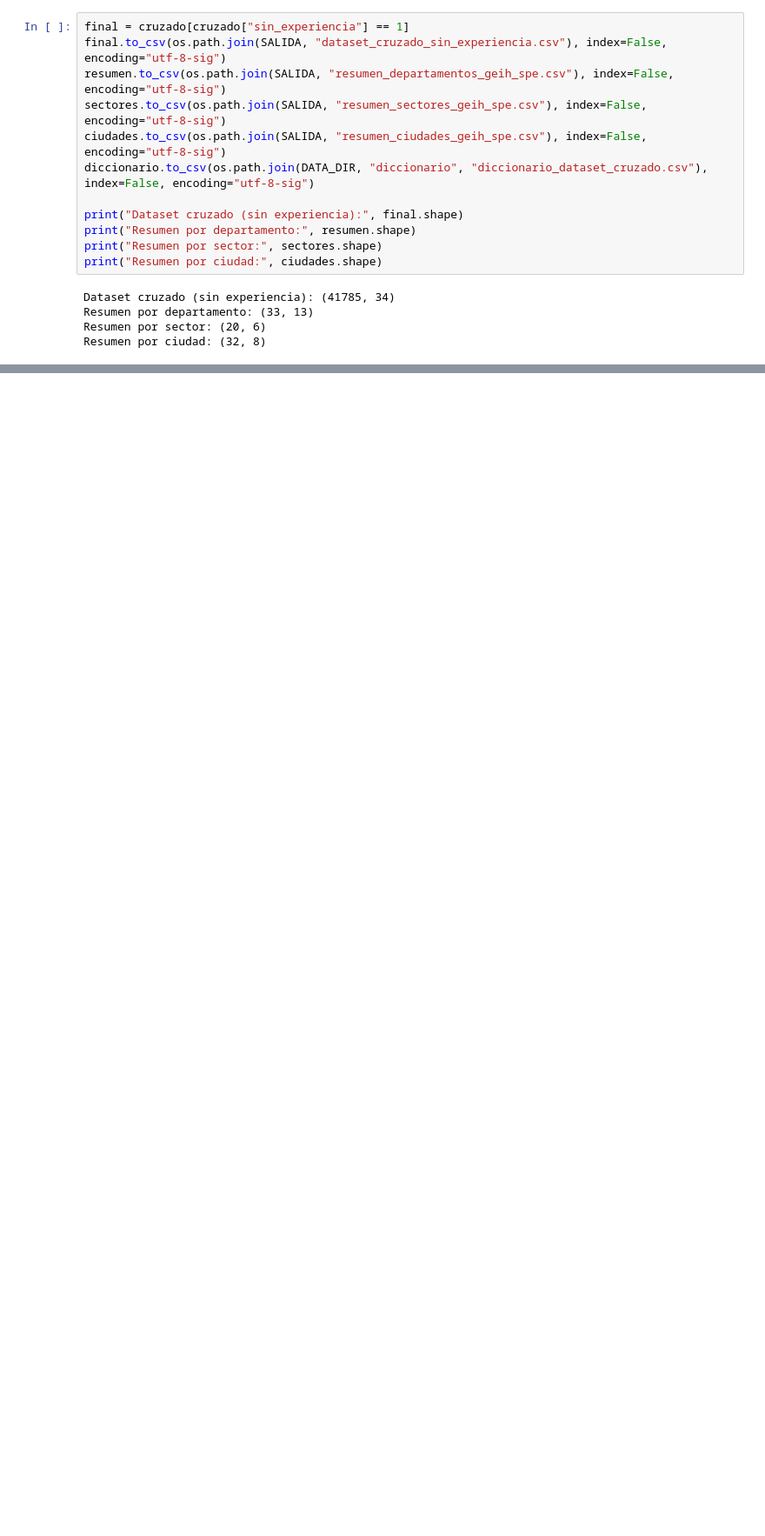
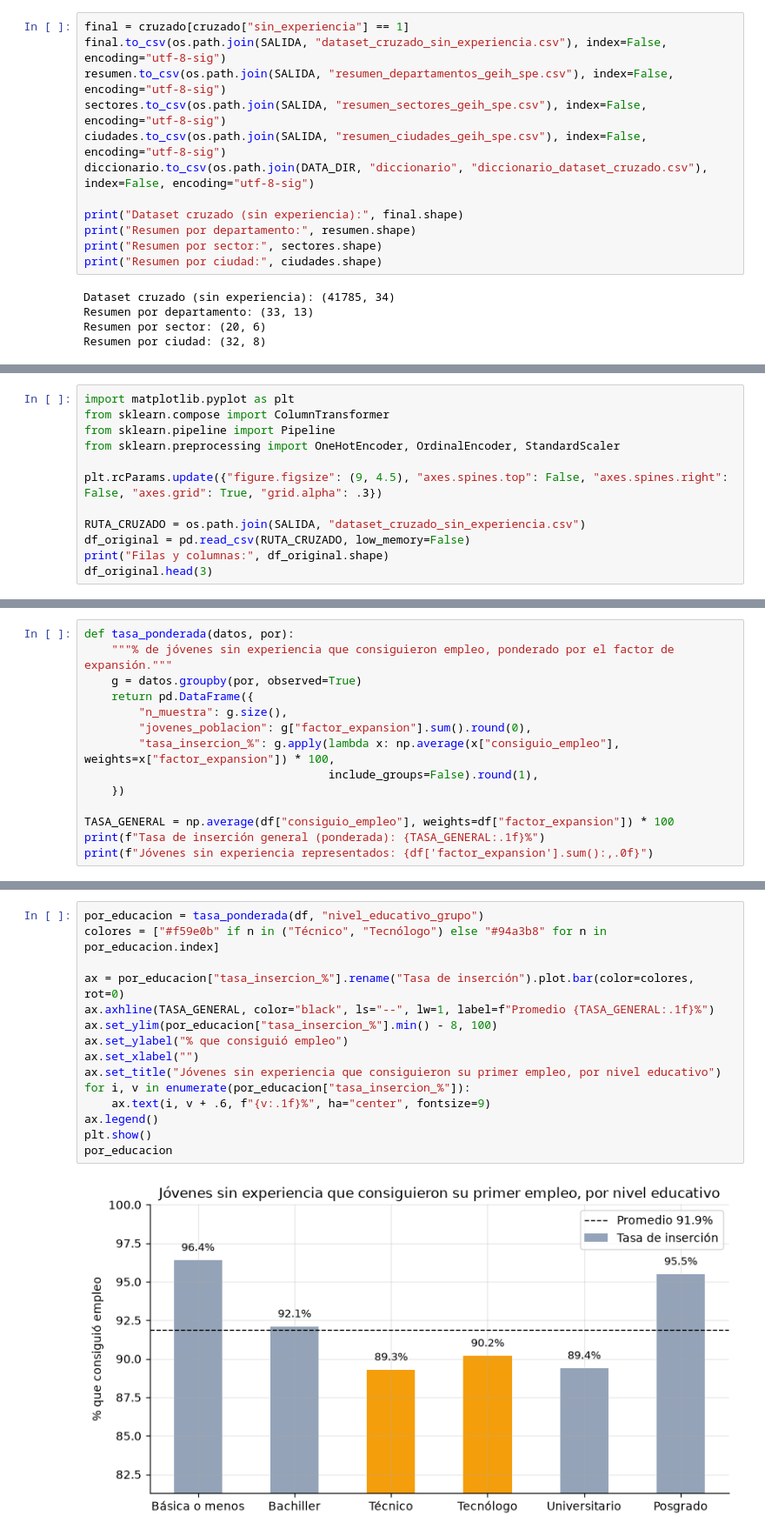
Before and after one commit to samuelvelez1003/Busqueda-Empleo, a Jupyter notebook: notebooks/03_adquisicion_cruce.ipynb, the cells around one changed output, grey strips where cells are left out. Shown at 87% size. Cells and saved outputs as stored; diff of their text form; blank space fills up the shorter version.

```diff
--- a/notebooks/03_adquisicion_cruce.ipynb
+++ b/notebooks/03_adquisicion_cruce.ipynb
@@ -585,0 +598,12 @@ Resumen por ciudad: (32, 8)
+# %%
+import matplotlib.pyplot as plt
+from sklearn.compose import ColumnTransformer
+from sklearn.pipeline import Pipeline
+from sklearn.preprocessing import OneHotEncoder, OrdinalEncoder, StandardScaler
+
+plt.rcParams.update({"figure.figsize": (9, 4.5), "axes.spines.top": False, "axes.spines.right": False, "axes.grid": True, "grid.alpha": .3})
+
+RUTA_CRUZADO = os.path.join(SALIDA, "dataset_cruzado_sin_experiencia.csv")
+df_original = pd.read_csv(RUTA_CRUZADO, low_memory=False)
+print("Filas y columnas:", df_original.shape)
+df_original.head(3)
@@ -585,0 +910,14 @@ Resumen por ciudad: (32, 8)
+# %%
+def tasa_ponderada(datos, por):
+    """% de jóvenes sin experiencia que consiguieron empleo, ponderado por el factor de expansión."""
+    g = datos.groupby(por, observed=True)
+    return pd.DataFrame({
+        "n_muestra": g.size(),
+        "jovenes_poblacion": g["factor_expansion"].sum().round(0),
+        "tasa_insercion_%": g.apply(lambda x: np.average(x["consiguio_empleo"], weights=x["factor_expansion"]) * 100,
+                                    include_groups=False).round(1),
+    })
+
+TASA_GENERAL = np.average(df["consiguio_empleo"], weights=df["factor_expansion"]) * 100
+print(f"Tasa de inserción general (ponderada): {TASA_GENERAL:.1f}%")
+print(f"Jóvenes sin experiencia representados: {df['factor_expansion'].sum():,.0f}")
@@ -585,0 +929,17 @@ Resumen por ciudad: (32, 8)
+# %%
+por_educacion = tasa_ponderada(df, "nivel_educativo_grupo")
+colores = ["#f59e0b" if n in ("Técnico", "Tecnólogo") else "#94a3b8" for n in por_educacion.index]
+
+ax = por_educacion["tasa_insercion_%"].rename("Tasa de inserción").plot.bar(color=colores, rot=0)
+ax.axhline(TASA_GENERAL, color="black", ls="--", lw=1, label=f"Promedio {TASA_GENERAL:.1f}%")
+ax.set_ylim(por_educacion["tasa_insercion_%"].min() - 8, 100)
+ax.set_ylabel("% que consiguió empleo")
+ax.set_xlabel("")
+ax.set_title("Jóvenes sin experiencia que consiguieron su primer empleo, por nivel educativo")
+for i, v in enumerate(por_educacion["tasa_insercion_%"]):
+    ax.text(i, v + .6, f"{v:.1f}%", ha="center", fontsize=9)
+ax.legend()
+plt.show()
+por_educacion
+# %% [output]
+[figure, added]
```
Also changed, not shown: parts of 45 cells of this notebook, 1 other file.
